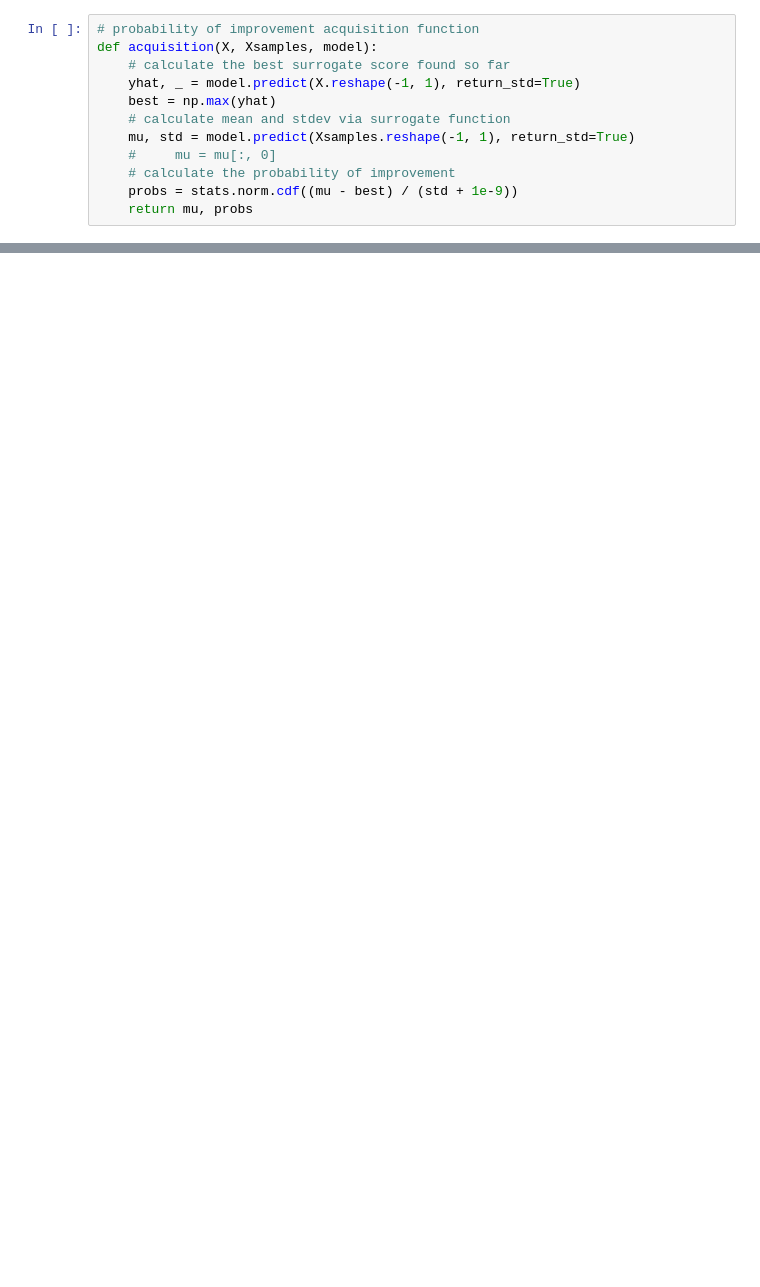
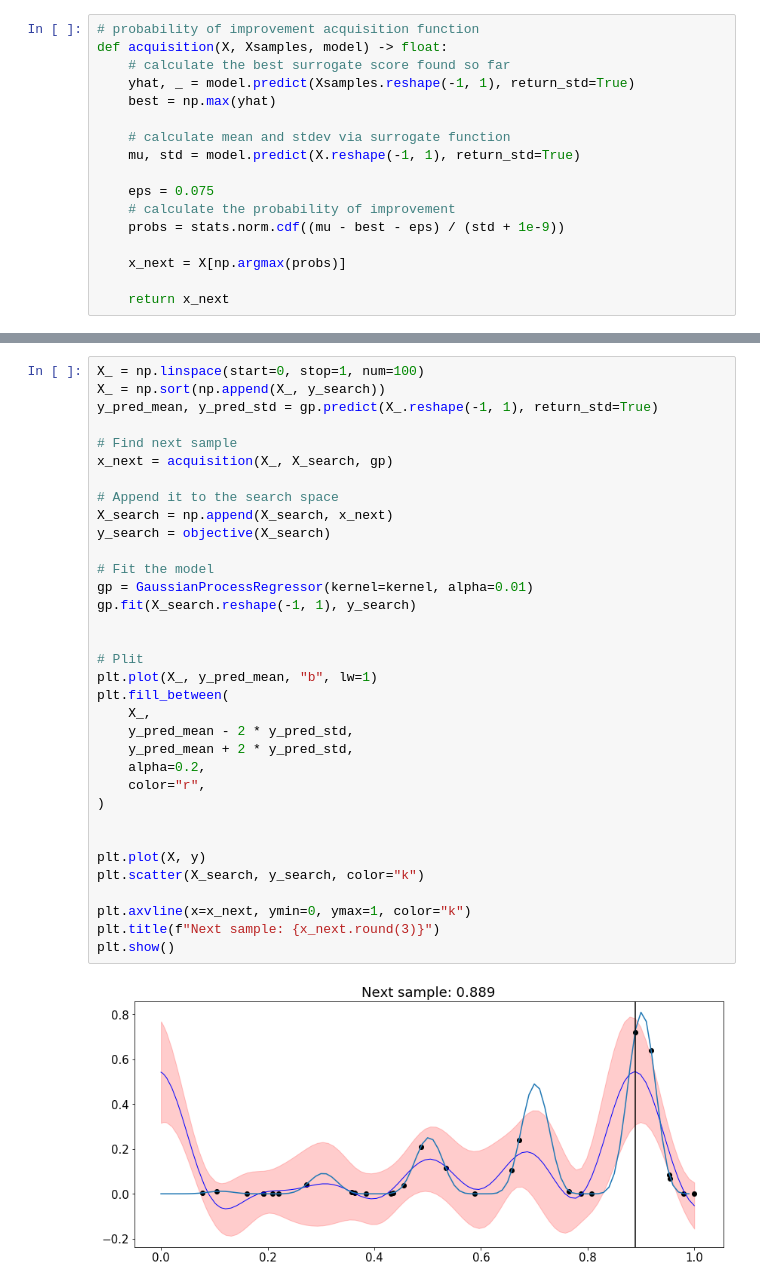
Before and after one commit to sithankanna/naive-bayesians, a Jupyter notebook: meetups/season4/HyperParam_Opt_From_Scratch.ipynb, the cells around one changed output, grey strips where cells are left out. Drawn from its saved outputs; the diff is of its cells as text; blank space fills up the shorter version.

```diff
--- a/meetups/season4/HyperParam_Opt_From_Scratch.ipynb
+++ b/meetups/season4/HyperParam_Opt_From_Scratch.ipynb
@@ -105,14 +118,19 @@ Lower Confidence Bound (LCB).
 # %%
 # probability of improvement acquisition function
-def acquisition(X, Xsamples, model):
+def acquisition(X, Xsamples, model) -> float:
     # calculate the best surrogate score found so far
-    yhat, _ = model.predict(X.reshape(-1, 1), return_std=True)
+    yhat, _ = model.predict(Xsamples.reshape(-1, 1), return_std=True)
     best = np.max(yhat)
+
     # calculate mean and stdev via surrogate function
-    mu, std = model.predict(Xsamples.reshape(-1, 1), return_std=True)
-    #     mu = mu[:, 0]
+    mu, std = model.predict(X.reshape(-1, 1), return_std=True)
+
+    eps = 0.075
     # calculate the probability of improvement
-    probs = stats.norm.cdf((mu - best) / (std + 1e-9))
-    return mu, probs
+    probs = stats.norm.cdf((mu - best - eps) / (std + 1e-9))
+
+    x_next = X[np.argmax(probs)]
+
+    return x_next
 # %% [output]
 [interactive output not drawn]
@@ -140,0 +139,36 @@ len(X_initial_search_space)
+# %%
+X_ = np.linspace(start=0, stop=1, num=100)
+X_ = np.sort(np.append(X_, y_search))
+y_pred_mean, y_pred_std = gp.predict(X_.reshape(-1, 1), return_std=True)
+
+# Find next sample
+x_next = acquisition(X_, X_search, gp)
+
+# Append it to the search space
+X_search = np.append(X_search, x_next)
+y_search = objective(X_search)
+
+# Fit the model
+gp = GaussianProcessRegressor(kernel=kernel, alpha=0.01)
+gp.fit(X_search.reshape(-1, 1), y_search)
+
+
+# Plit
+plt.plot(X_, y_pred_mean, "b", lw=1)
+plt.fill_between(
+    X_,
+    y_pred_mean - 2 * y_pred_std,
+    y_pred_mean + 2 * y_pred_std,
+    alpha=0.2,
+    color="r",
+)
+
+
+plt.plot(X, y)
+plt.scatter(X_search, y_search, color="k")
+
+plt.axvline(x=x_next, ymin=0, ymax=1, color="k")
+plt.title(f"Next sample: {x_next.round(3)}")
+plt.show()
+# %% [output]
+[figure, added]
```
Also changed, not shown: parts of 18 cells of this notebook.
